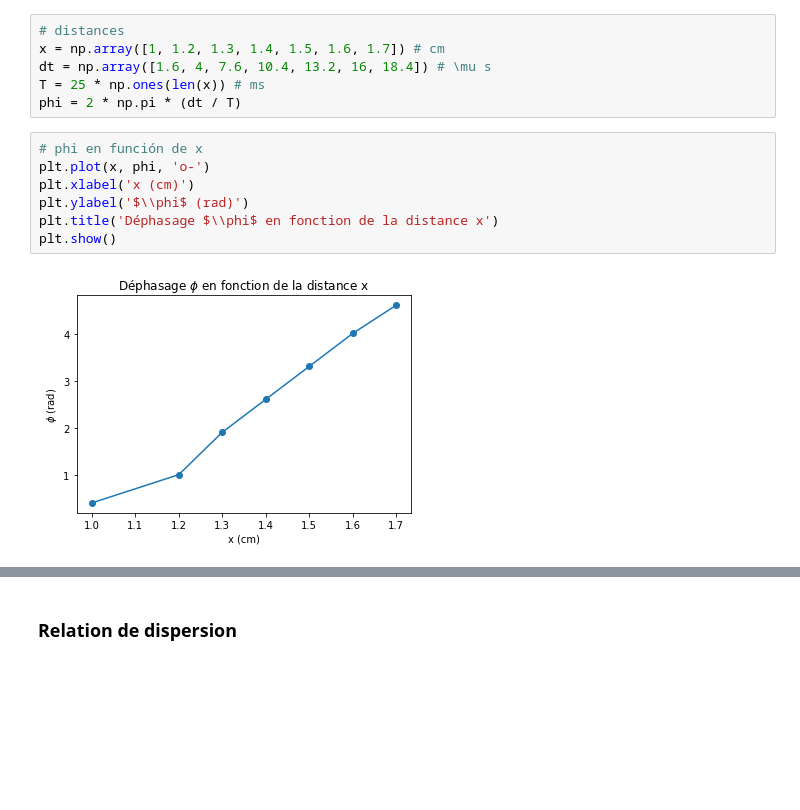
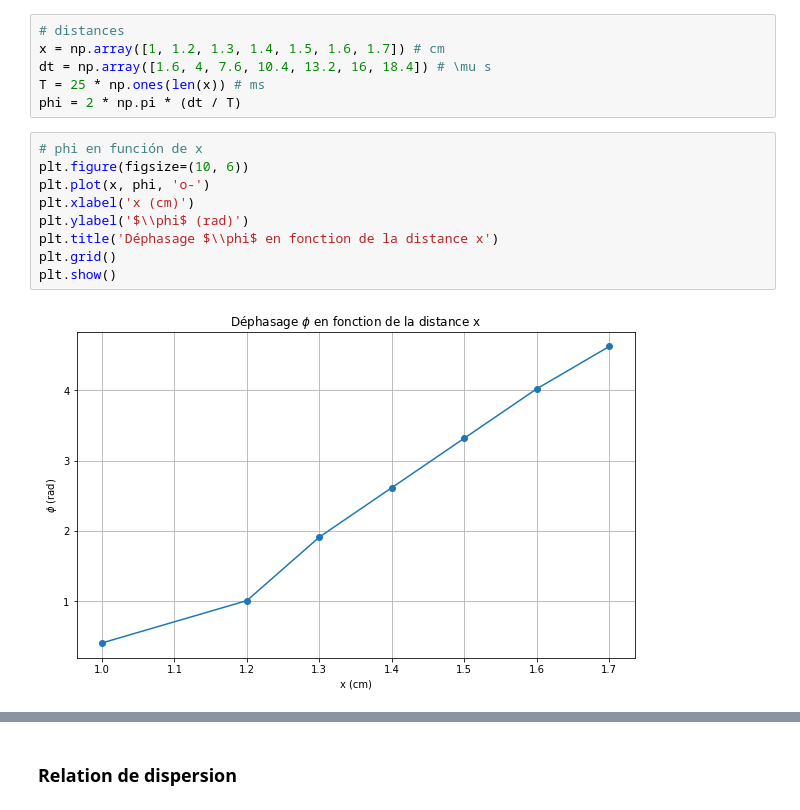
Before and after one commit to kmiloarguello/kmiloarguello.github.io, a Jupyter notebook: phyca/content/LU2PY121/TPS/TP4/TP4.ipynb, the cells around one changed output, grey strips where cells are left out. Cells and saved outputs as stored; diff of their text form; blank space fills up the shorter version.

```diff
--- a/phyca/content/LU2PY121/TPS/TP4/TP4.ipynb
+++ b/phyca/content/LU2PY121/TPS/TP4/TP4.ipynb
@@ -21,13 +21,15 @@ T = 25 * np.ones(len(x)) # ms
 phi = 2 * np.pi * (dt / T)
 # %%
 # phi en función de x
+plt.figure(figsize=(10, 6))
 plt.plot(x, phi, 'o-')
 plt.xlabel('x (cm)')
 plt.ylabel('$\\phi$ (rad)')
 plt.title('Déphasage $\\phi$ en fonction de la distance x')
+plt.grid()
 plt.show()
 # %% [output]
-[figure, old version]
+[figure, new version]
 # %%
 # ajuste lineal pour \phi = -kx + \phi_0
 
```
Also changed, not shown: parts of 8 cells of this notebook.
